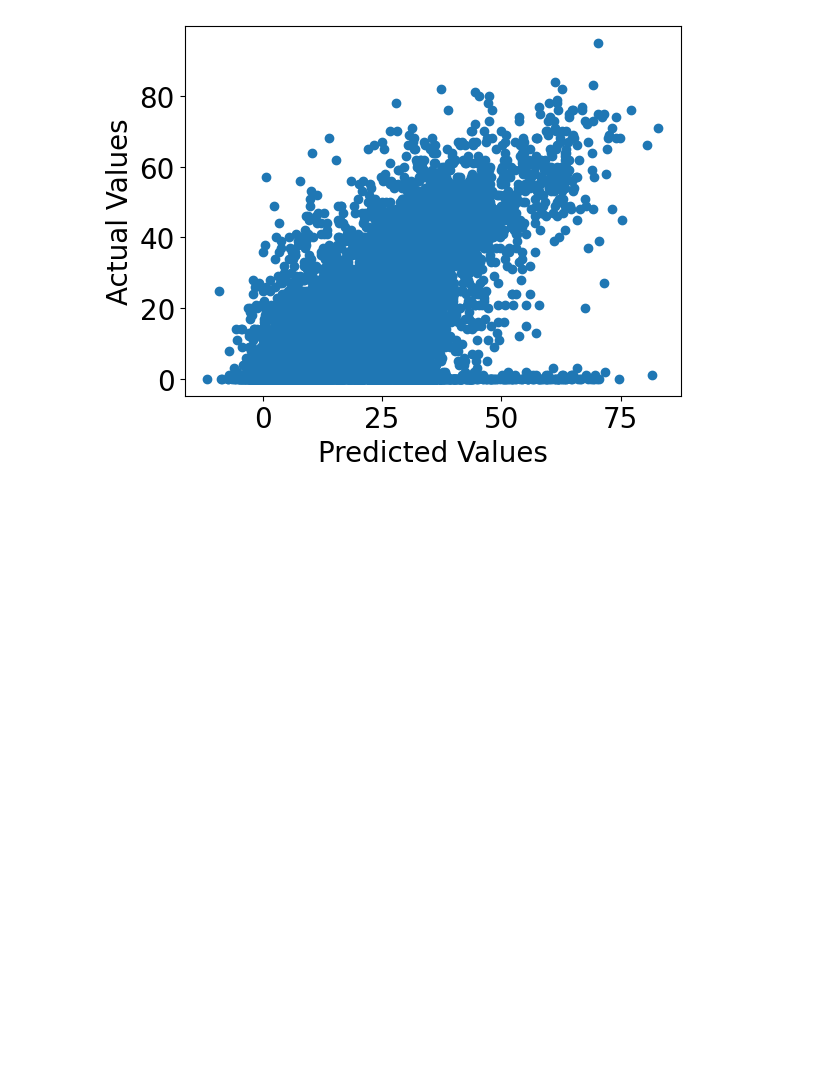
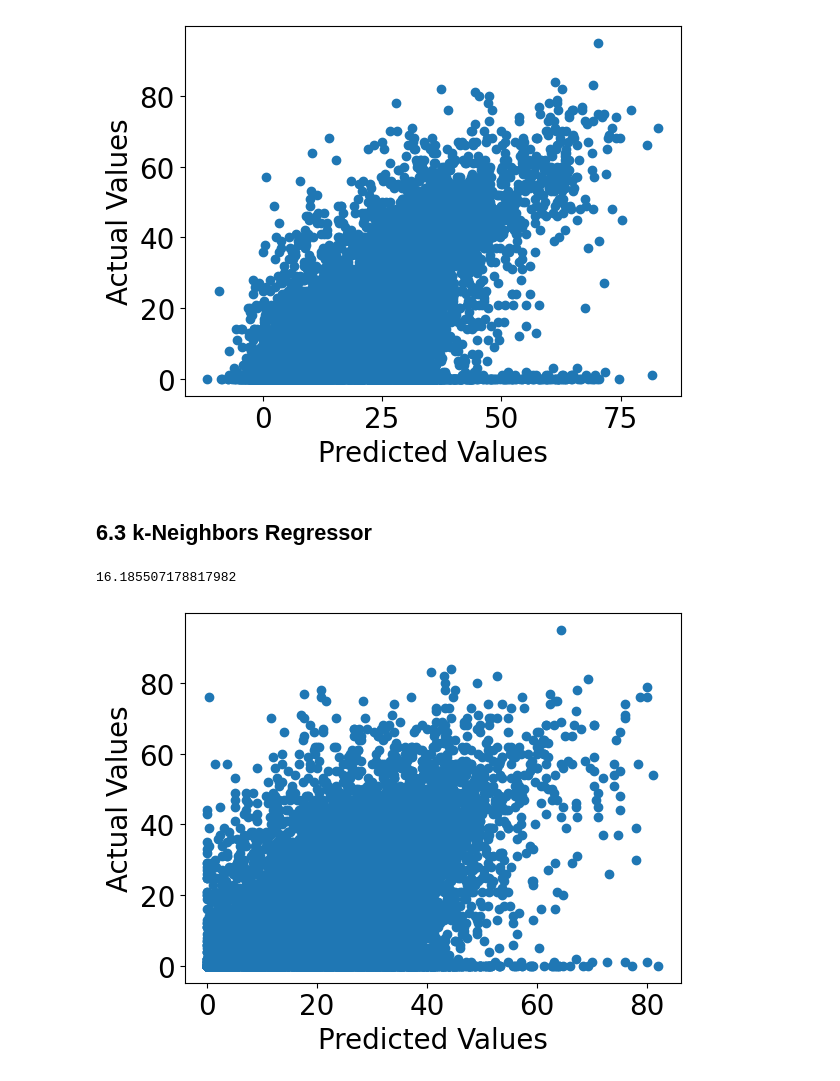
Before and after one commit to MrP29/EECS3401_Project, a Jupyter notebook: 3401_project.ipynb, the cells around one changed output. Cells and saved outputs as stored; diff of their text form; code cells hidden in the pictures; blank space fills up the shorter version.

```diff
--- a/3401_project.ipynb
+++ b/3401_project.ipynb
@@ -539,3 +539,23 @@ plt.ylabel("Actual Values")
 plt.show()
 # %% [output]
 [figure]
+# %% [markdown]
+## 6.3 k-Neighbors Regressor
+# %%
+from sklearn.neighbors import KNeighborsRegressor
+
+k_n = 3
+knr_model = KNeighborsRegressor(n_neighbors=k_n)
+knr_model.fit(X_train_low_dim,y_train)
+knr_y_predict = knr_model.predict(X_test_low_dim)
+knr_rmse=mse(y_test, svr_y_predict, squared=False)
+knr_rmse
+# %% [output]
+16.185507178817982
+# %%
+plt.scatter(knr_y_predict, y_test)
+plt.xlabel("Predicted Values")
+plt.ylabel("Actual Values")
+plt.show()
+# %% [output]
+[figure, added]
```
Also changed, not shown: parts of 3 cells of this notebook.
